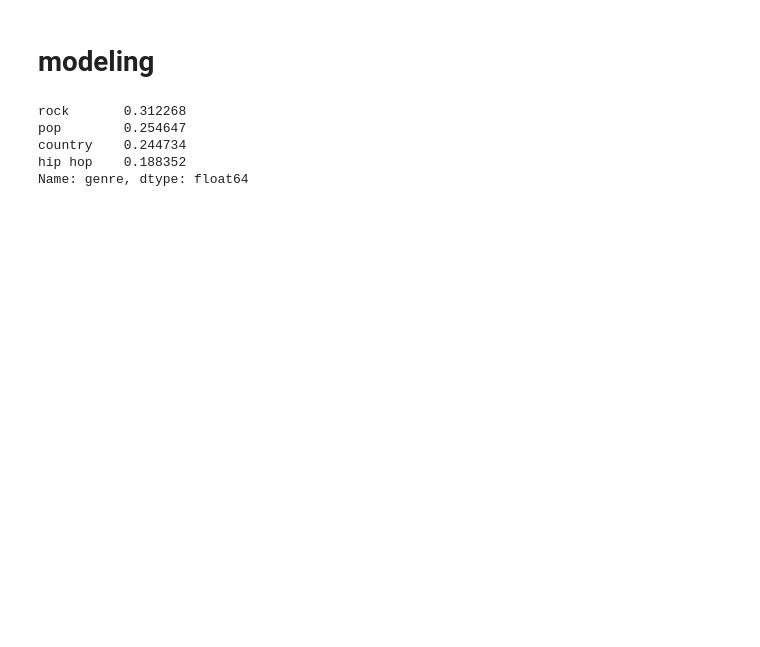
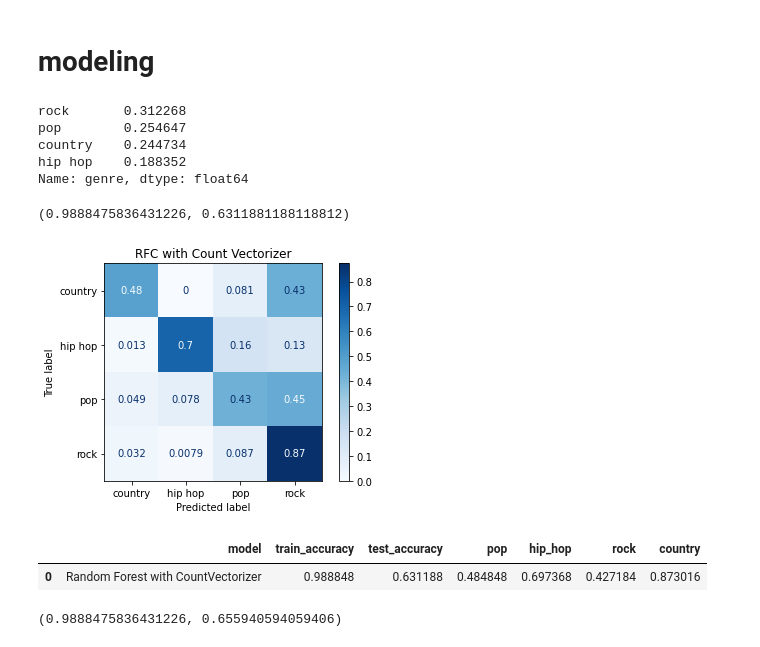
Before and after one commit to meghana-pakala/capstone, a Jupyter notebook: capstone.ipynb, the cells around one changed output. Saved outputs shown, nothing was run; the diff lists cells and outputs as text; code cells hidden in the pictures; blank space fills up the shorter version.

Commit message:
added model examplese

```diff
--- a/capstone.ipynb
+++ b/capstone.ipynb
@@ -74,11 +68,11 @@ def preprocess_lyrics(lyrics):
     # replace new line with space
     lyrics = lyrics.replace('\n', ' ')
 
-    # remove numbers and special characters - keep only letters, apostrophes, dashes
-    lyrics = re.sub(r'[^a-zA-Z\s\'-]', '', lyrics)
+    # remove numbers and special characters
+    lyrics = re.sub(r'[^a-zA-Z\s]', '', lyrics)
 
     # replace dashes with space
-    lyrics = lyrics.replace('-', ' ')
+    #lyrics = lyrics.replace('-', ' ')
 
     # lowercase all - or analyze based on capitalization such as names, cities, etc.
     lyrics = lyrics.lower()
@@ -111,4 +105,4 @@ df
 # %%
 # drop rows that don't include song sections
 song_sections = ['Intro','Chorus', 'Verse', 'Bridge', 'Break', 'Solo', 'Instrumental', 'Outro']
-df = df[df['sections'].apply(lambda x: any(section in x for section in song_sections) if x else False)]
+df = df[df['sections'].apply(lambda x: any(section in x for section in song_sections) if x else False)].copy()
@@ -131,2 +109,4 @@ df
+# %%
+df['tokens'] = df['lyrics_text'].apply(lambda x: word_tokenize(x))
 # %% [markdown]
 # modeling
@@ -188,0 +155,32 @@ tfidf_df
+# %%
+pipe_cv_rfc = Pipeline([
+    ('cv', CountVectorizer()),
+    ('rfc', RandomForestClassifier())
+])
+
+pipe_cv_rfc.fit(X_train,y_train)
+
+pipe_cv_rfc.score(X_train, y_train), pipe_cv_rfc.score(X_test,y_test)
+# %% [output]
+(0.9888475836431226, 0.6311881188118812)
+# %%
+ConfusionMatrixDisplay.from_estimator(pipe_cv_rfc, X_test, y_test, cmap="Blues", normalize='true')
+plt.title("RFC with Count Vectorizer");
+# %% [output]
+[figure, added]
+# %%
+get_metrics("Random Forest with CountVectorizer", pipe_cv_rfc, X, y)
+# %% [output]
+|  | model | train_accuracy | test_accuracy | pop | hip_hop | rock | country |
+| 0 | Random Forest with CountVectorizer | 0.988848 | 0.631188 | 0.484848 | 0.697368 | 0.427184 | 0.873016 |
+# %%
+pipe_tfv_rfc = Pipeline([
+    ('tfv',TfidfVectorizer()),
+    ('rfc', RandomForestClassifier())
+])
+
+pipe_tfv_rfc.fit(X_train,y_train)
+
+pipe_tfv_rfc.score(X_train, y_train), pipe_tfv_rfc.score(X_test,y_test)
+# %% [output]
+(0.9888475836431226, 0.655940594059406)
```
Also changed, not shown: parts of 18 cells of this notebook.
